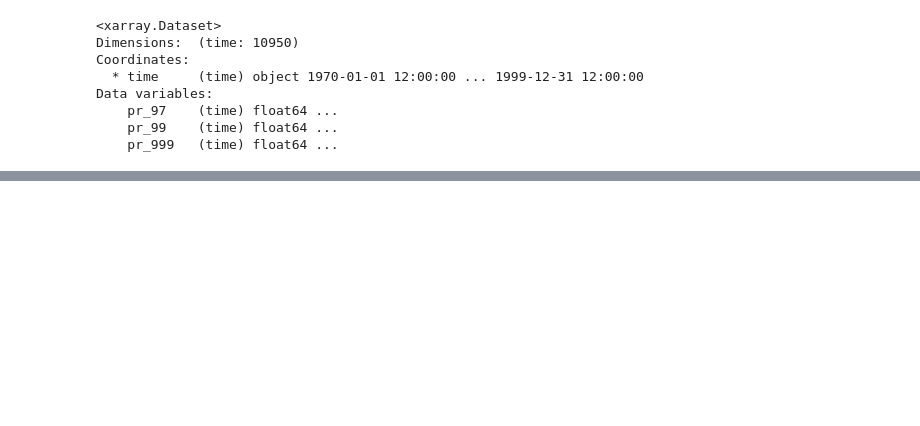
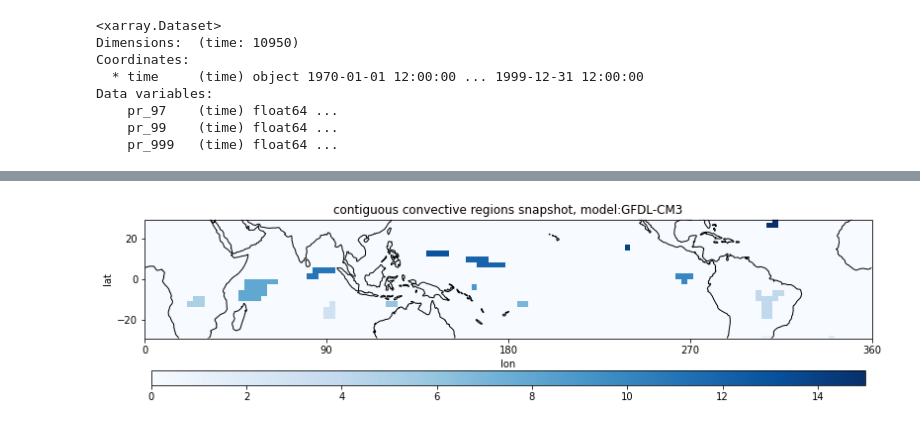
Before and after one commit to PBlackberg/phd, a Jupyter notebook: cmip5_scripts/example_rome.ipynb, the cells around one changed output, grey strips where cells are left out. Drawn from its saved outputs; the diff is of its cells as text; code cells hidden in the pictures; blank space fills up the shorter version.

```diff
--- a/cmip5_scripts/example_rome.ipynb
+++ b/cmip5_scripts/example_rome.ipynb
@@ -312,0 +97,17 @@ ROME_n = np.mean(ROME_allPairs)
+# %%
+pr_day = ds.pr4_days.isel(time=0)
+# %%
+# label 8-connected (2-connectivity) objects
+conv_threshold = ds_percentile.pr_97.mean(dim=('time'))
+L = skm.label(pr_day.where(pr_day>=conv_threshold,0)>0, background=0,connectivity=2) # the greater than zero is necessary to turn true/false to ones and zeros
+myFuncs.connect_boundary(L)
+# %%
+L_xr = xr.DataArray(
+    data=L,
+    dims=['lat', 'lon'],
+    coords={'lat': pr_day.lat.data, 'lon': pr_day.lon.data}
+    )
+# %%
+myPlots.plot_snapshot(L_xr, 'Blues', 'contiguous convective regions', model)
+# %% [output]
+[figure, added]
```
Also changed, not shown: parts of 58 cells of this notebook, 20 other files.
